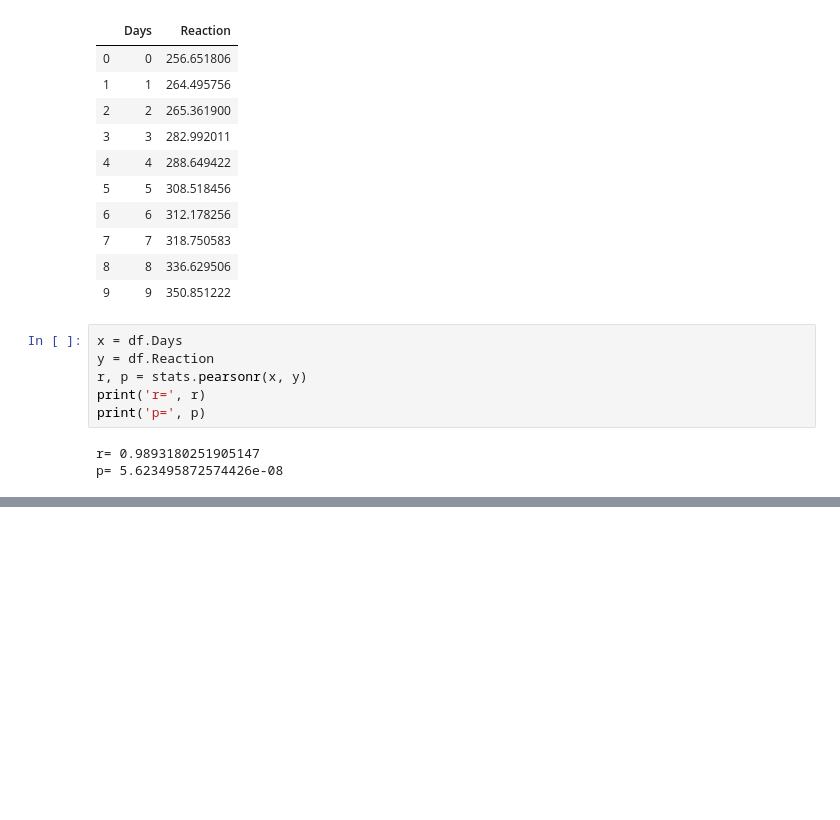
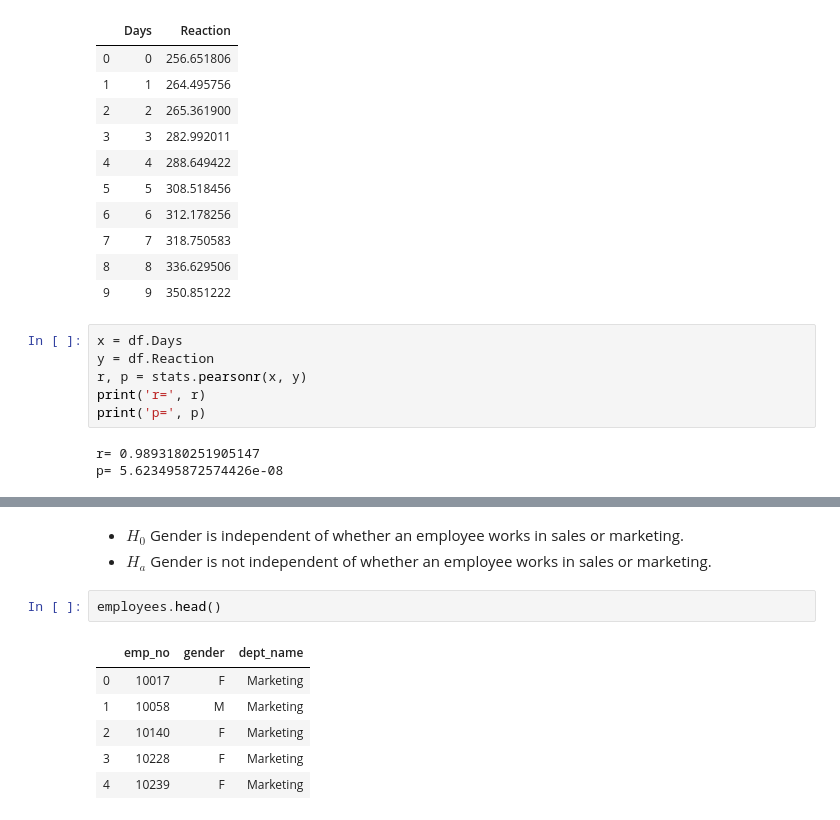
Before and after one commit to allenjiang666/statistics-exercises, a Jupyter notebook: hypothesis_testing.ipynb, the cells around one changed output, grey strips where cells are left out. Drawn from its saved outputs; the diff is of its cells as text; blank space fills up the shorter version.

```diff
--- a/hypothesis_testing.ipynb
+++ b/hypothesis_testing.ipynb
@@ -511,0 +619,12 @@ p= 5.623495872574426e-08
+# %% [markdown]
+- $H_0$ Gender is independent of whether an employee works in sales or marketing.
+- $H_a$ Gender is not independent of whether an employee works in sales or marketing.
+# %%
+employees.head()
+# %% [output]
+|  | emp_no | gender | dept_name |
+| 0 | 10017 | F | Marketing |
+| 1 | 10058 | M | Marketing |
+| 2 | 10140 | F | Marketing |
+| 3 | 10228 | F | Marketing |
+| 4 | 10239 | F | Marketing |
```
Also changed, not shown: parts of 27 cells of this notebook.
